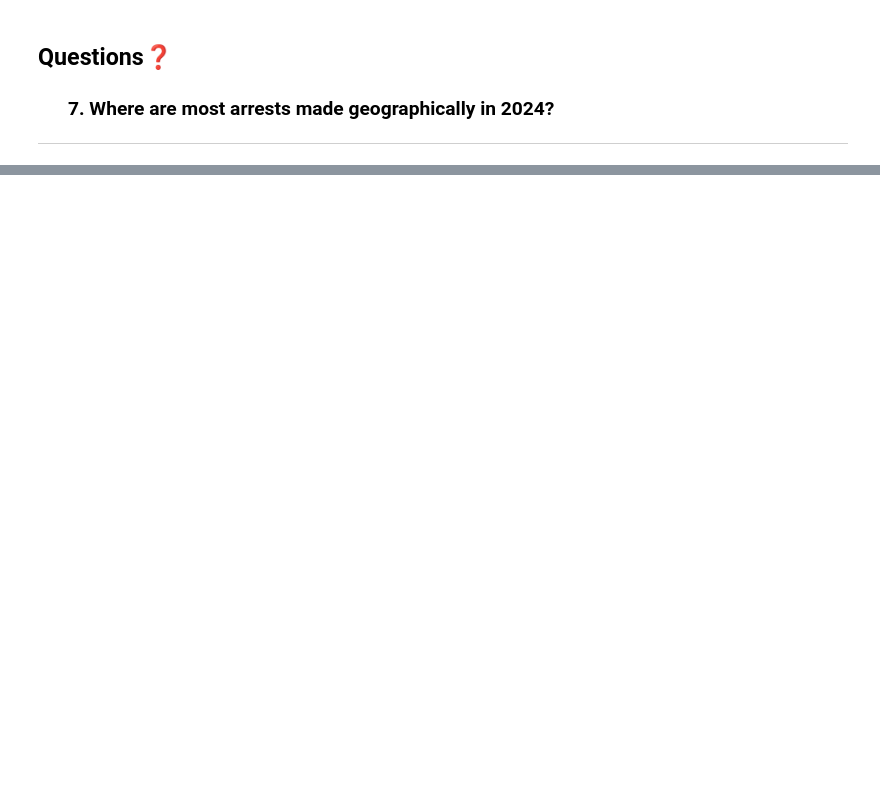
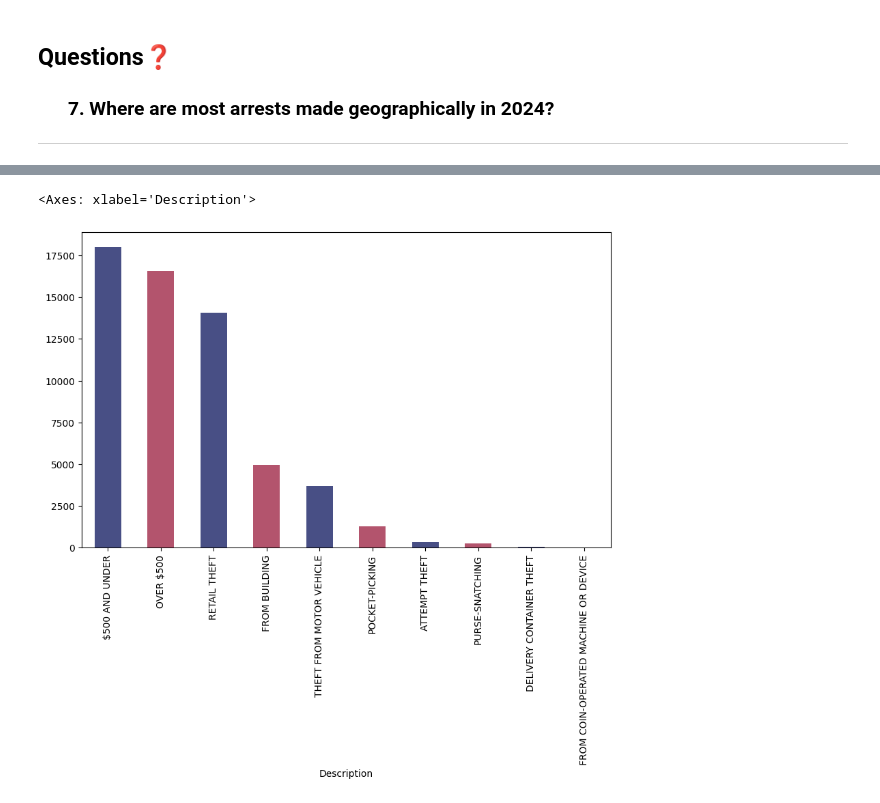
Before and after one commit to Jon-markus/ELEC03_DeVilla_HANDS_ON_MIDTERM, a Jupyter notebook: MidTerm Hands_On_De Villa.ipynb, the cells around one changed output, grey strips where cells are left out. Drawn from its saved outputs; the diff is of its cells as text; code cells hidden in the pictures; blank space fills up the shorter version.

```diff
--- a/MidTerm Hands_On_De Villa.ipynb
+++ b/MidTerm Hands_On_De Villa.ipynb
@@ -417,0 +438,7 @@ map_2024
+# %%
+theft_description = chicago_crimes[chicago_crimes['Primary Type'] == "THEFT"]
+
+theft_description['Description'].value_counts().head(10).plot(kind='bar',figsize=(10,6), color = ["#484f85", "#b3546d"])
+# %% [output]
+<Axes: xlabel='Description'>
+[figure, added]
```
Also changed, not shown: parts of 11 cells of this notebook.
